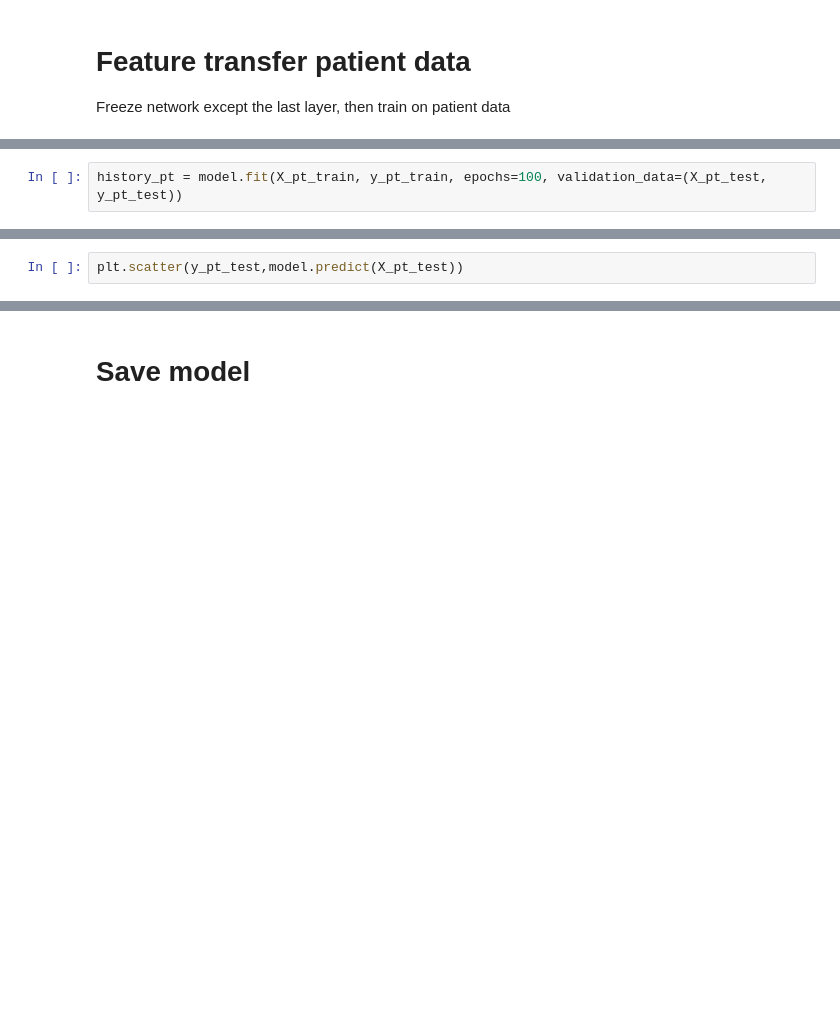
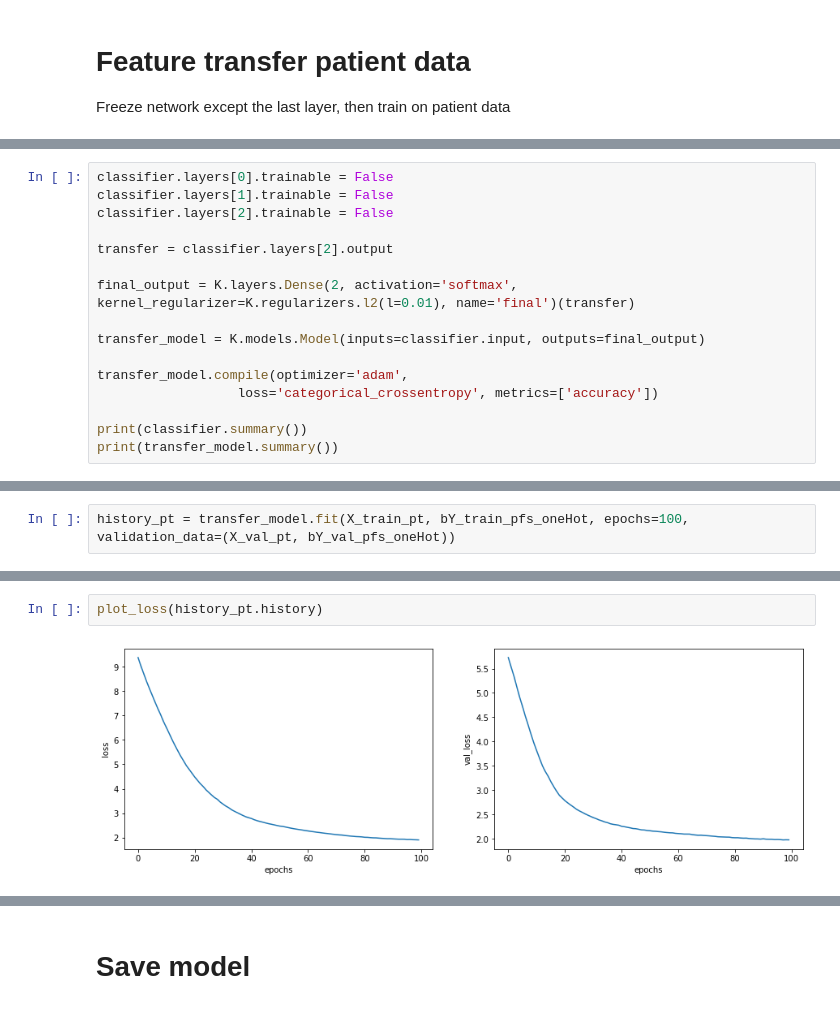
Before and after one commit to nalinimsingh/mm-cell_lines, a Jupyter notebook: AE_multiTaskNN.ipynb, the cells around one changed output, grey strips where cells are left out. Drawn from its saved outputs; the diff is of its cells as text; blank space fills up the shorter version.

```diff
--- a/AE_multiTaskNN.ipynb
+++ b/AE_multiTaskNN.ipynb
@@ -332,0 +470,16 @@ pd.DataFrame(layers, columns=['Layer Type', 'Layer Name', 'Layer Trainable'])
+# %%
+classifier.layers[0].trainable = False
+classifier.layers[1].trainable = False
+classifier.layers[2].trainable = False
+
+transfer = classifier.layers[2].output
+
+final_output = K.layers.Dense(2, activation='softmax', kernel_regularizer=K.regularizers.l2(l=0.01), name='final')(transfer)
+
+transfer_model = K.models.Model(inputs=classifier.input, outputs=final_output)
+
+transfer_model.compile(optimizer='adam',
+                  loss='categorical_crossentropy', metrics=['accuracy'])
+
+print(classifier.summary())
+print(transfer_model.summary())
@@ -333,2 +504,2 @@ pd.DataFrame(layers, columns=['Layer Type', 'Layer Name', 'Layer Trainable'])
 # %%
-history_pt = model.fit(X_pt_train, y_pt_train, epochs=100, validation_data=(X_pt_test, y_pt_test))
+history_pt = transfer_model.fit(X_train_pt, bY_train_pfs_oneHot, epochs=100, validation_data=(X_val_pt, bY_val_pfs_oneHot))
@@ -335,2 +524,4 @@ history_pt = model.fit(X_pt_train, y_pt_train, epochs=100, validation_data=(X_pt
-# %%
-plt.scatter(y_pt_test,model.predict(X_pt_test))
+# %%
+plot_loss(history_pt.history)
+# %% [output]
+[figure, added]
```
Also changed, not shown: parts of 22 cells of this notebook.
